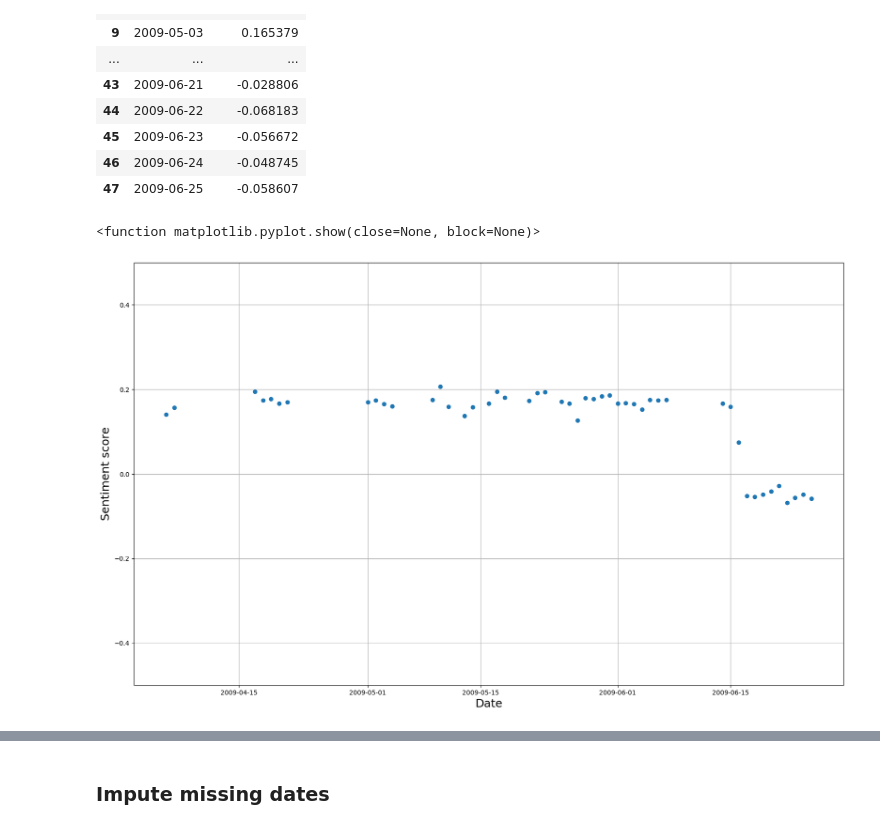
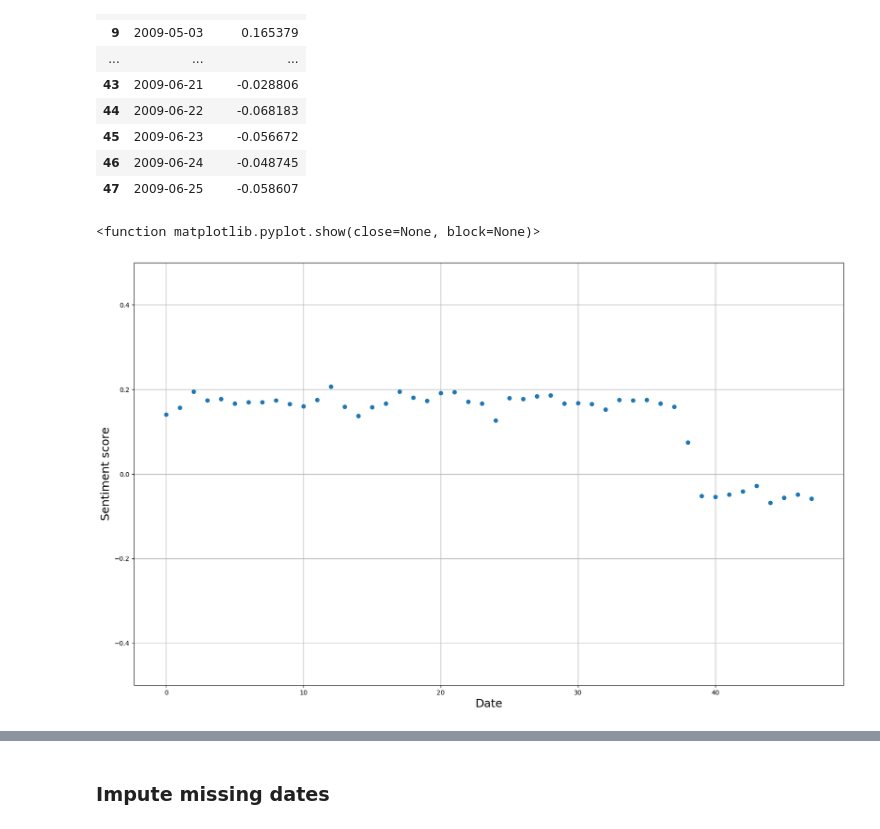
Before and after one commit to coharaCNJ/M.Sc.-Data-Analytics-Semester-2-CA2, a Jupyter notebook: Sentiment_Analysis.ipynb, the cells around one changed output, grey strips where cells are left out. Drawn from its saved outputs; the diff is of its cells as text; code cells hidden in the pictures.

```diff
--- a/Sentiment_Analysis.ipynb
+++ b/Sentiment_Analysis.ipynb
@@ -209,17 +216,17 @@ tweets_byday
 # %%
 fig, ax=plt.subplots(figsize=(20, 12))
 
-ax.plot(tweets_byday["Date"], tweets_byday["vader_score"], linestyle="",marker="o")
+ax.plot(tweets_byday.index, tweets_byday["vader_score"], linestyle="",marker="o")
 
 plt.ylim([-.5,.5])
 plt.grid()
 
 plt.xlabel("Date", fontsize = 18)
 plt.ylabel("Sentiment score", fontsize = 18)
 
 plt.show
 #data_test['y'].plot(ax=ax, label='test')
 #ax.legend();
 # %% [output]
 <function matplotlib.pyplot.show(close=None, block=None)>
-[figure, old version]
+[figure, new version]
```
Also changed, not shown: parts of 25 cells of this notebook, 2 other files.
